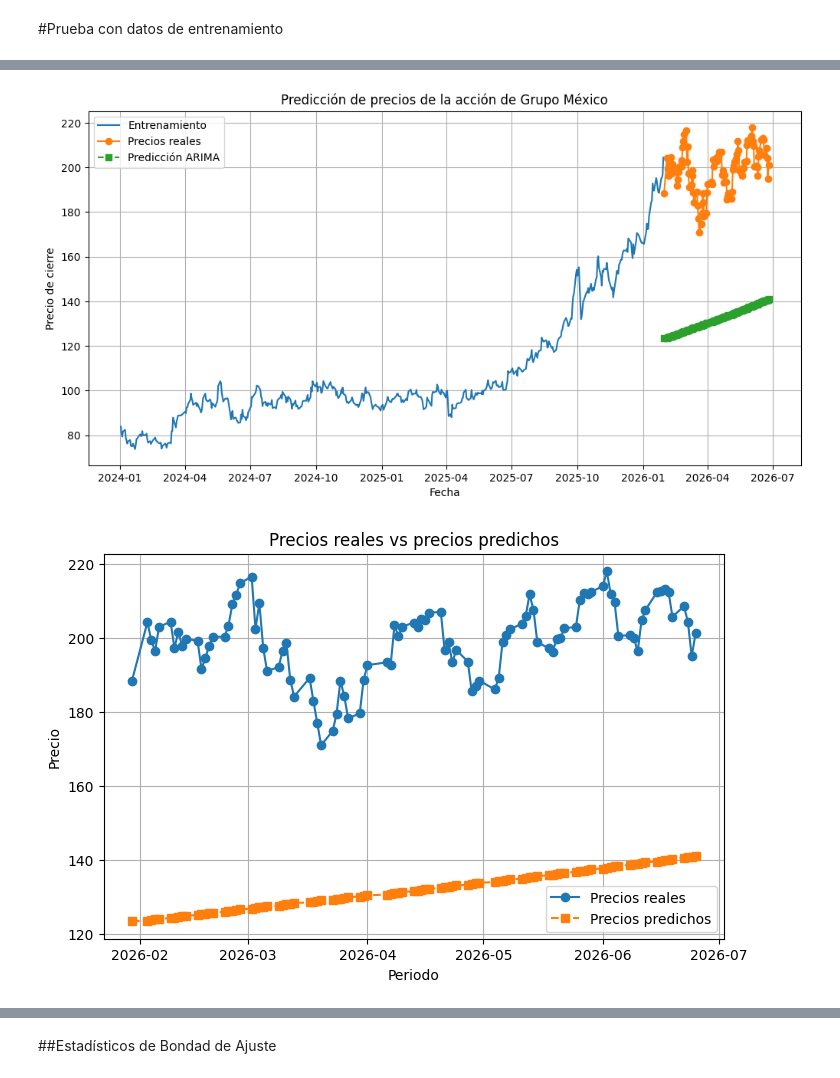
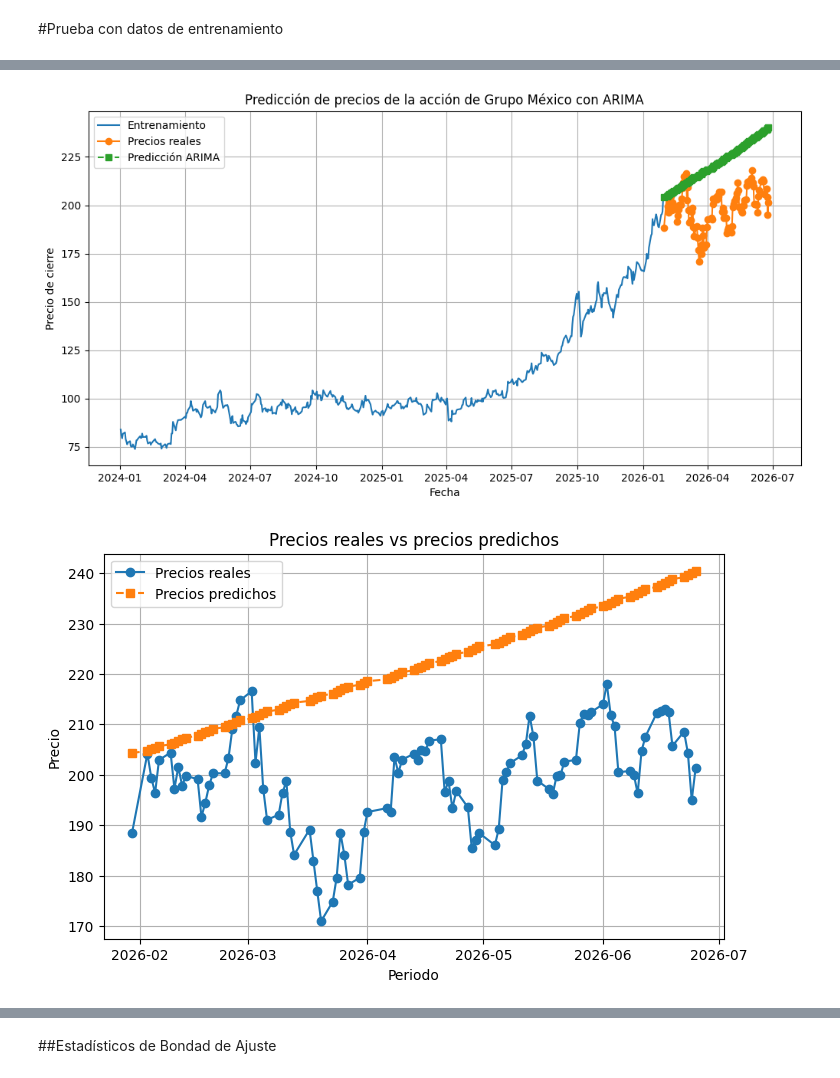
Before and after one commit to MartaPCastillo/Tesis, a Jupyter notebook: ARIMA Grupo México.ipynb, the cells around one changed output, grey strips where cells are left out. Saved outputs shown, nothing was run; the diff lists cells and outputs as text; code cells hidden in the pictures.

```diff
--- a/ARIMA Grupo México.ipynb
+++ b/ARIMA Grupo México.ipynb
@@ -279,10 +259,24 @@ ppredictions = resultado1.forecast(steps=100)
+# %%
+rendimientos = df['Rendimientos_Log'].dropna()  # ← eliminar NaN
+
+train_rend = df['Rendimientos_Log'][:-100]
+test_rend  = df['Rendimientos_Log'][-100:]
+# %%
+# Alinear y ajustar
+full_range = pd.date_range(train_rend.index.min(), train_rend.index.max(), freq='B')
+train_aligned = train_rend.reindex(full_range).fillna(0)
+# %%
+# ARIMA
+modelo = ARIMA(train_aligned, order=(0, 0, 1), freq='B')
+resultado = modelo.fit()
+pred = resultado.forecast(steps=len(test_rend))
 # %%
-ultimo_precio = train.iloc[-100]
+ultimo_precio = precios.iloc[-101]
 
 pprecios_pred = []
-precio_actual = ultimo_precio
+precio_actual= ultimo_precio
 
-for r in ppredictions:
+for r in pred:
     precio_actual = precio_actual * np.exp(r)
     pprecios_pred.append(precio_actual)
 # %%
@@ -311,28 +326,28 @@ Date
 # %%
 plt.figure(figsize=(12,6))
 
 # Datos de entrenamiento
 plt.plot(train.index, train,
          label='Entrenamiento')
 
 # Datos reales
 plt.plot(test.index, test,
          marker='o', label='Precios reales')
 
 # Predicción
 plt.plot(test.index, pprecios_pred,
          marker='s', linestyle='--',
          label='Predicción ARIMA')
 
-plt.title('Predicción de precios de la acción de Grupo México')
+plt.title('Predicción de precios de la acción de Grupo México con ARIMA')
 plt.xlabel('Fecha')
 plt.ylabel('Precio de cierre')
 plt.legend()
 plt.grid(True)
 
 plt.show()
 # %% [output]
-[figure, old version]
+[figure, new version]
 # %%
 plt.figure(figsize=(8,5))
 
@@ -350,4 +365,4 @@ plt.grid(True)
 
 plt.show()
 # %% [output]
-[figure, old version]
+[figure, new version]
```
Also changed, not shown: parts of 42 cells of this notebook.
